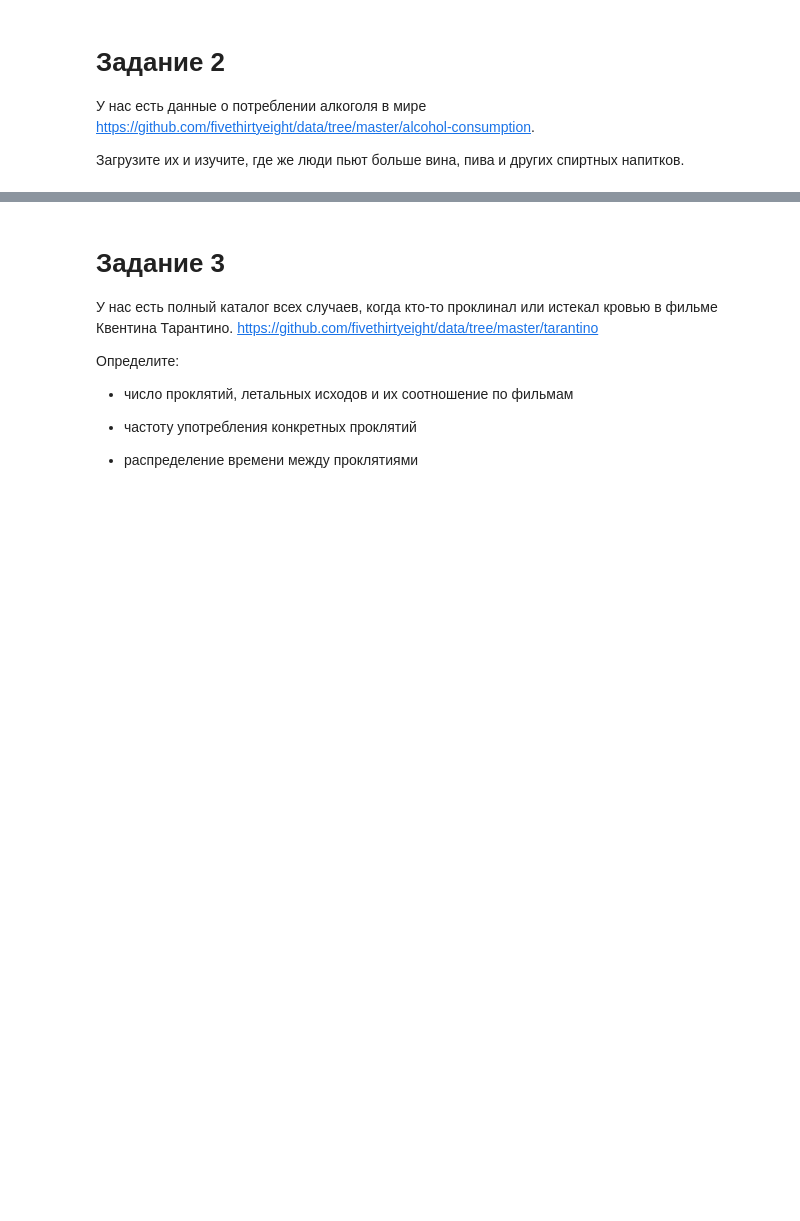
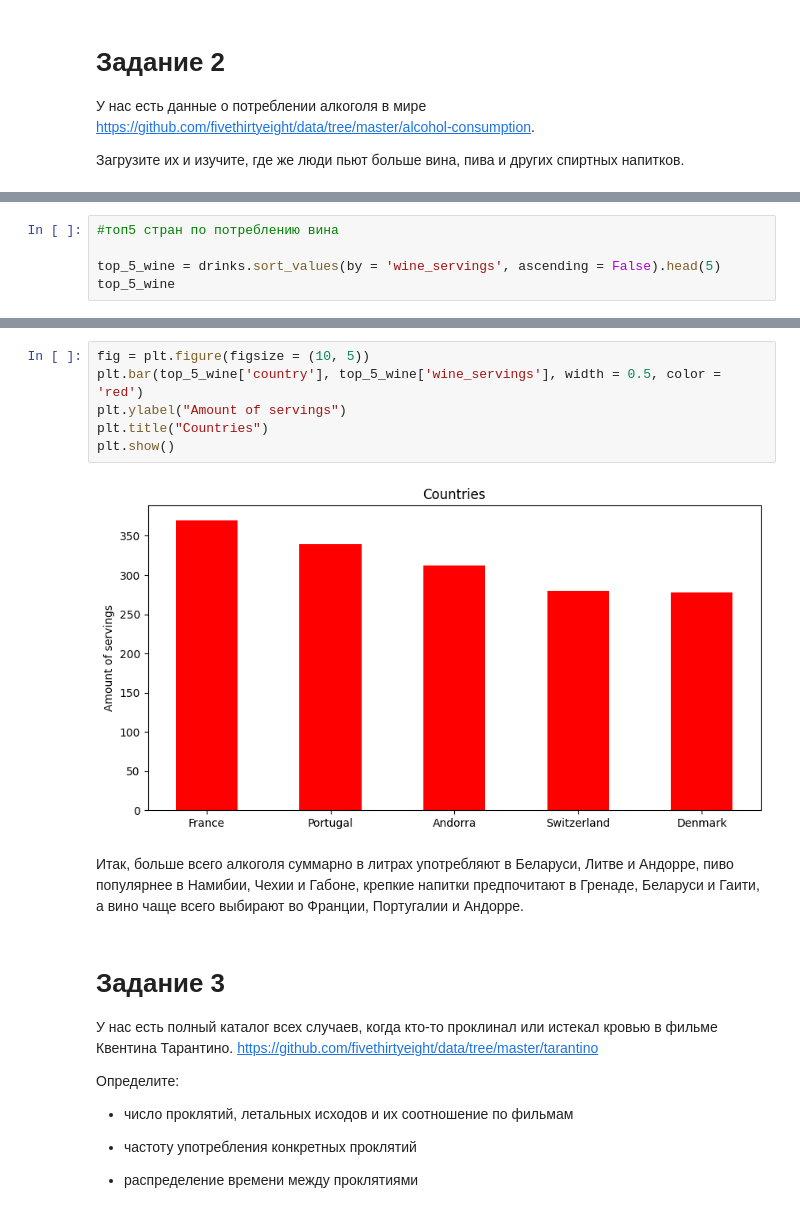
Before and after one commit to LazarevaL/wb_hw_sql, a Jupyter notebook: WB_DA_Python_HW.ipynb, the cells around one changed output, grey strips where cells are left out. Drawn from its saved outputs; the diff is of its cells as text; blank space fills up the shorter version.

```diff
--- a/WB_DA_Python_HW.ipynb
+++ b/WB_DA_Python_HW.ipynb
@@ -396,0 +488,5 @@ print("Самая популярная буква:", most_popular_letter)
+# %%
+#топ5 стран по потреблению вина
+
+top_5_wine = drinks.sort_values(by = 'wine_servings', ascending = False).head(5)
+top_5_wine
@@ -397,3 +500,13 @@ print("Самая популярная буква:", most_popular_letter)
+# %%
+fig = plt.figure(figsize = (10, 5))
+plt.bar(top_5_wine['country'], top_5_wine['wine_servings'], width = 0.5, color = 'red')
+plt.ylabel("Amount of servings")
+plt.title("Countries")
+plt.show()
+# %% [output]
+[figure, added]
+# %% [markdown]
+Итак, больше всего алкоголя суммарно в литрах употребляют в Беларуси, Литве и Андорре, пиво популярнее в Намибии, Чехии и Габоне, крепкие напитки предпочитают в Гренаде, Беларуси и Гаити, а вино чаще всего выбирают во Франции, Португалии и Андорре.
 # %% [markdown]
 <h1>Задание 3</h1>
 
```
Also changed, not shown: parts of 25 cells of this notebook.
